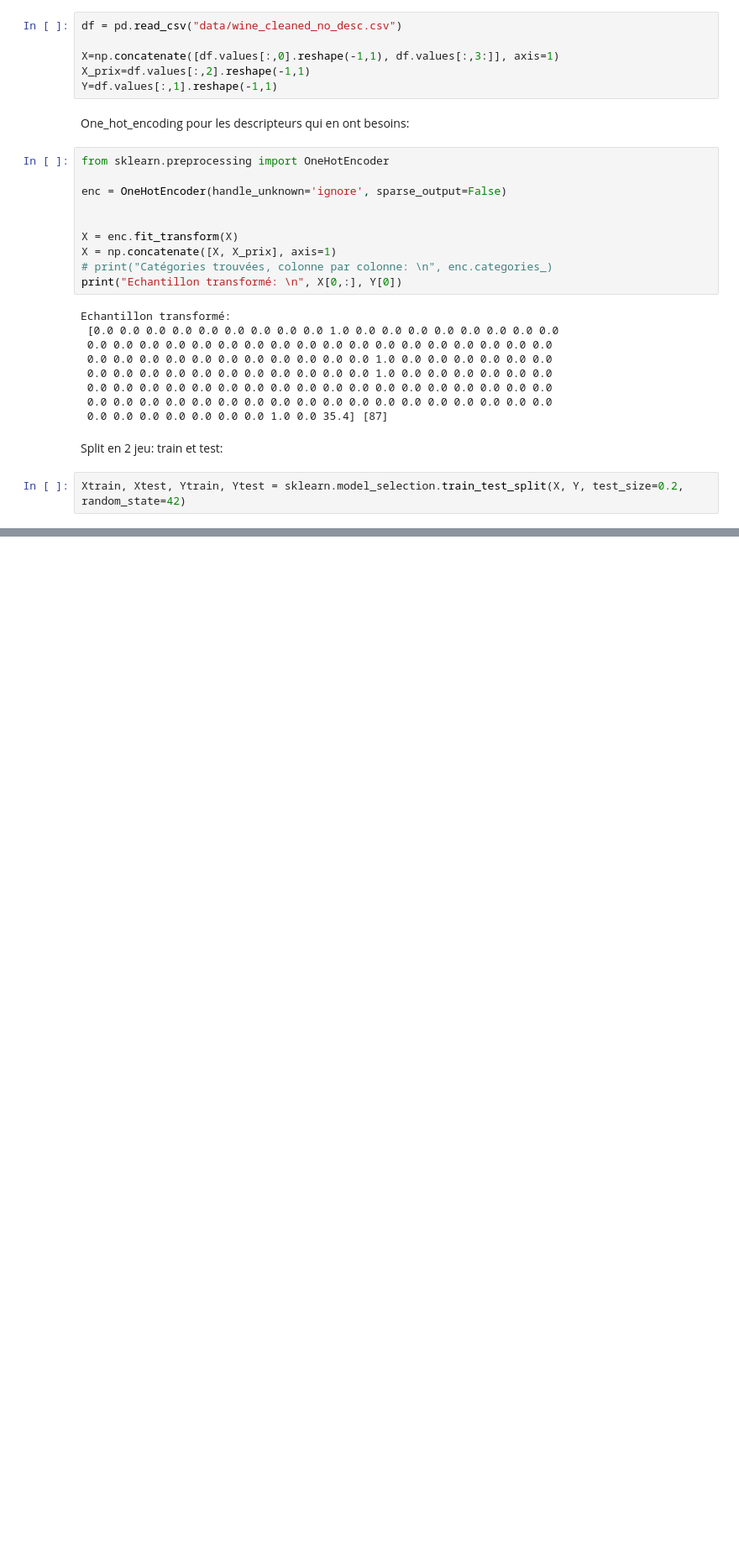
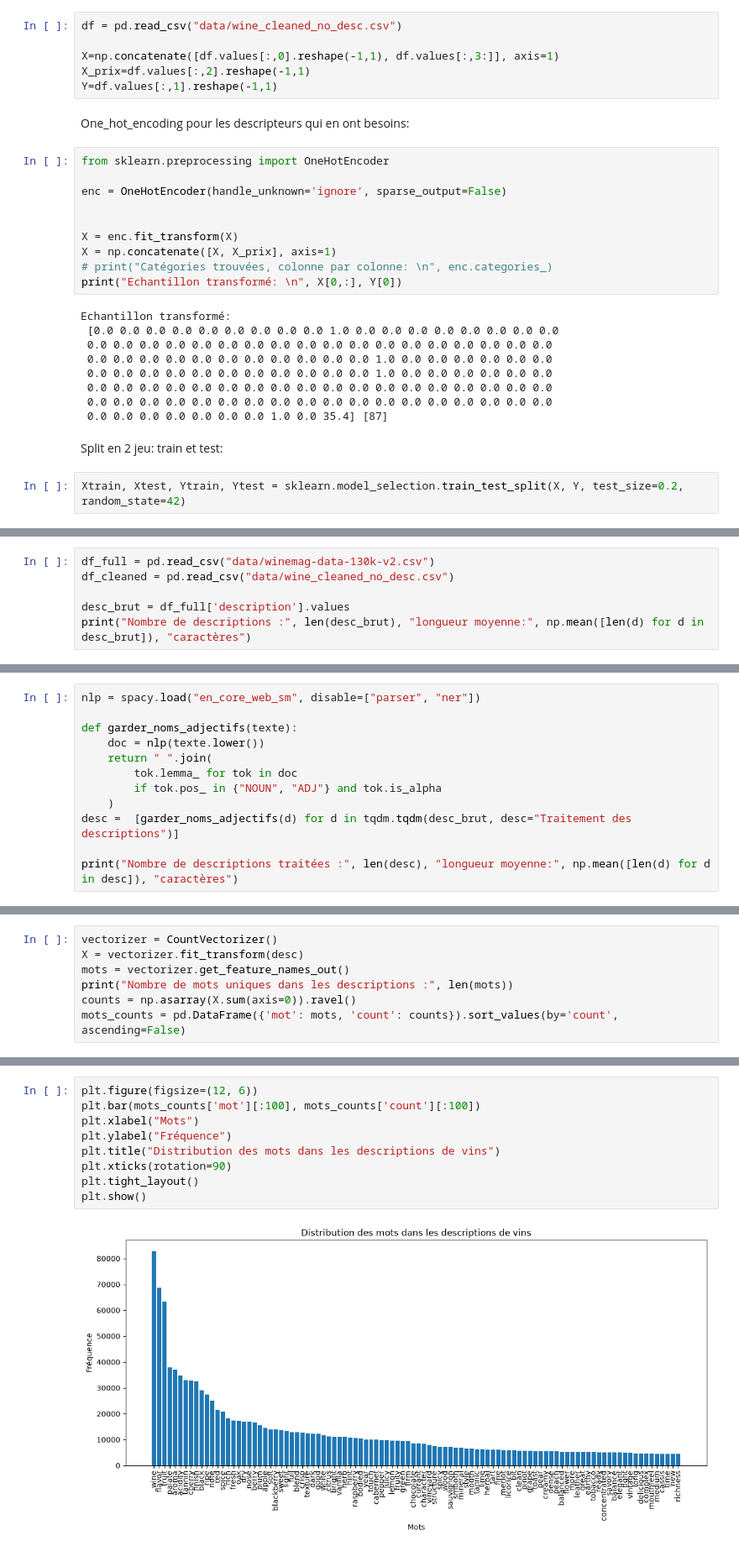
Before and after one commit to Alexso1010/Wine-Cloud, a Jupyter notebook: vin.ipynb, the cells around one changed output, grey strips where cells are left out. Shown at 84% size. Cells and saved outputs as stored; diff of their text form; blank space fills up the shorter version.

Commit message:
ajout de la description

```diff
--- a/vin.ipynb
+++ b/vin.ipynb
@@ -316,0 +328,6 @@ plt.show()
+# %%
+df_full = pd.read_csv("data/winemag-data-130k-v2.csv")
+df_cleaned = pd.read_csv("data/wine_cleaned_no_desc.csv")
+
+desc_brut = df_full['description'].values
+print("Nombre de descriptions :", len(desc_brut), "longueur moyenne:", np.mean([len(d) for d in desc_brut]), "caractères")
@@ -316,0 +336,12 @@ plt.show()
+# %%
+nlp = spacy.load("en_core_web_sm", disable=["parser", "ner"])
+
+def garder_noms_adjectifs(texte):
+    doc = nlp(texte.lower())
+    return " ".join(
+        tok.lemma_ for tok in doc
+        if tok.pos_ in {"NOUN", "ADJ"} and tok.is_alpha
+    )
+desc =  [garder_noms_adjectifs(d) for d in tqdm.tqdm(desc_brut, desc="Traitement des descriptions")]
+
+print("Nombre de descriptions traitées :", len(desc), "longueur moyenne:", np.mean([len(d) for d in desc]), "caractères")
@@ -316,0 +354,7 @@ plt.show()
+# %%
+vectorizer = CountVectorizer()
+X = vectorizer.fit_transform(desc)
+mots = vectorizer.get_feature_names_out()
+print("Nombre de mots uniques dans les descriptions :", len(mots))
+counts = np.asarray(X.sum(axis=0)).ravel()
+mots_counts = pd.DataFrame({'mot': mots, 'count': counts}).sort_values(by='count', ascending=False)
@@ -316,0 +365,11 @@ plt.show()
+# %%
+plt.figure(figsize=(12, 6))
+plt.bar(mots_counts['mot'][:100], mots_counts['count'][:100])
+plt.xlabel("Mots")
+plt.ylabel("Fréquence")
+plt.title("Distribution des mots dans les descriptions de vins")
+plt.xticks(rotation=90)
+plt.tight_layout()
+plt.show()
+# %% [output]
+[figure, added]
```
Also changed, not shown: parts of 14 cells of this notebook, 1 other file.
